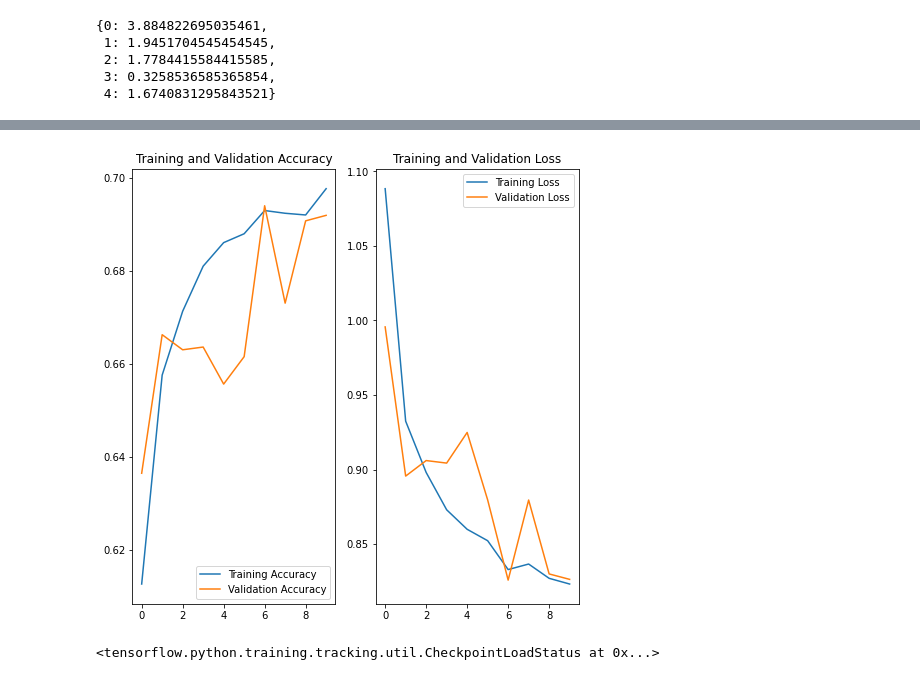
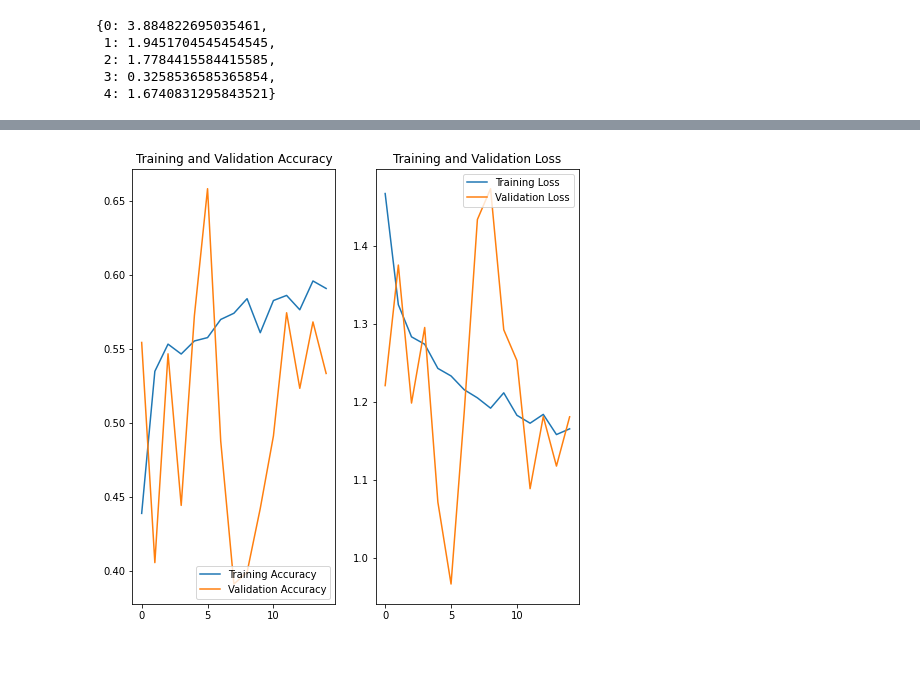
Before and after one commit to ctrivino1/ML_class_final, a Jupyter notebook: Chris_Trivino_final_project_exp_weight_code.ipynb, the cells around one changed output, grey strips where cells are left out. Cells and saved outputs as stored; diff of their text form; code cells hidden in the pictures.

```diff
--- a/Chris_Trivino_final_project_exp_weight_code.ipynb
+++ b/Chris_Trivino_final_project_exp_weight_code.ipynb
@@ -132,9 +130,8 @@ radam = tfa.optimizers.RectifiedAdam(learning_rate=1e-3)
 
 # Adds ResNet50 into a model with a output layers with 5 classifaction nodes
 model = keras.Sequential([vgg16,
-    tf.keras.layers.Dense(units=128, activation='LeakyReLU'),
-    tf.keras.layers.Dense(units=128, activation='LeakyReLU'),
-    tf.keras.layers.Dense(units=128, activation='LeakyReLU'),
+    tf.keras.layers.Dense(units=256, activation='LeakyReLU'),
+    tf.keras.layers.Dense(units=256, activation='LeakyReLU'),
     tf.keras.layers.Dense(units=128, activation='LeakyReLU'),
     tf.keras.layers.Dense(5,activation="softmax") # number of perceptrons
 ])
@@ -157,5 +154,5 @@ history = model.fit(train_generator,
                     class_weight=class_weights, # trying out the weights from the experimental code I got
                     callbacks=[model_checkpoint_callback],
                     batch_size=64,
-                    epochs=5,)
+                    epochs=15,)
 # %% [output]
@@ -168,40 +202,38 @@ val_acc = history.history['val_acc']
 loss = history.history['loss']
 val_loss = history.history['val_loss']
 
-epochs_range = range(10)
+epochs_range = range(15)
 
 plt.figure(figsize=(8, 8))
 plt.subplot(1, 2, 1)
 plt.plot(epochs_range, acc, label='Training Accuracy')
 plt.plot(epochs_range, val_acc, label='Validation Accuracy')
 plt.legend(loc='lower right')
 plt.title('Training and Validation Accuracy')
 
 plt.subplot(1, 2, 2)
 plt.plot(epochs_range, loss, label='Training Loss')
 plt.plot(epochs_range, val_loss, label='Validation Loss')
 plt.legend(loc='upper right')
 plt.title('Training and Validation Loss')
 plt.show()
 # %% [output]
 [interactive output not drawn]
 [interactive output not drawn]
 [interactive output not drawn]
 [interactive output not drawn]
 [interactive output not drawn]
 [interactive output not drawn]
 [interactive output not drawn]
 [interactive output not drawn]
 [interactive output not drawn]
 [interactive output not drawn]
 [interactive output not drawn]
 [interactive output not drawn]
-[figure, old version]
+[figure, new version]
 # %%
 # load model with the best weights that had the highet val_acc
 model.load_weights('/tmp/checkpoint')
-# %% [output]
-<tensorflow.python.training.tracking.util.CheckpointLoadStatus at 0x...>
 # %%
 #downloading the model as a zipfile
 
```
Also changed, not shown: parts of 8 cells of this notebook.
